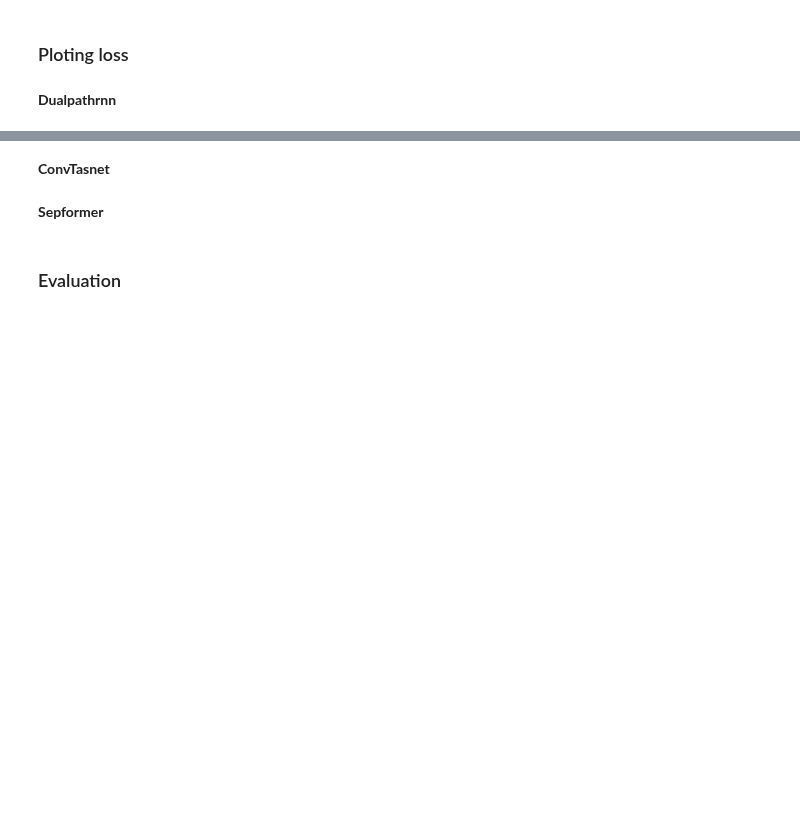
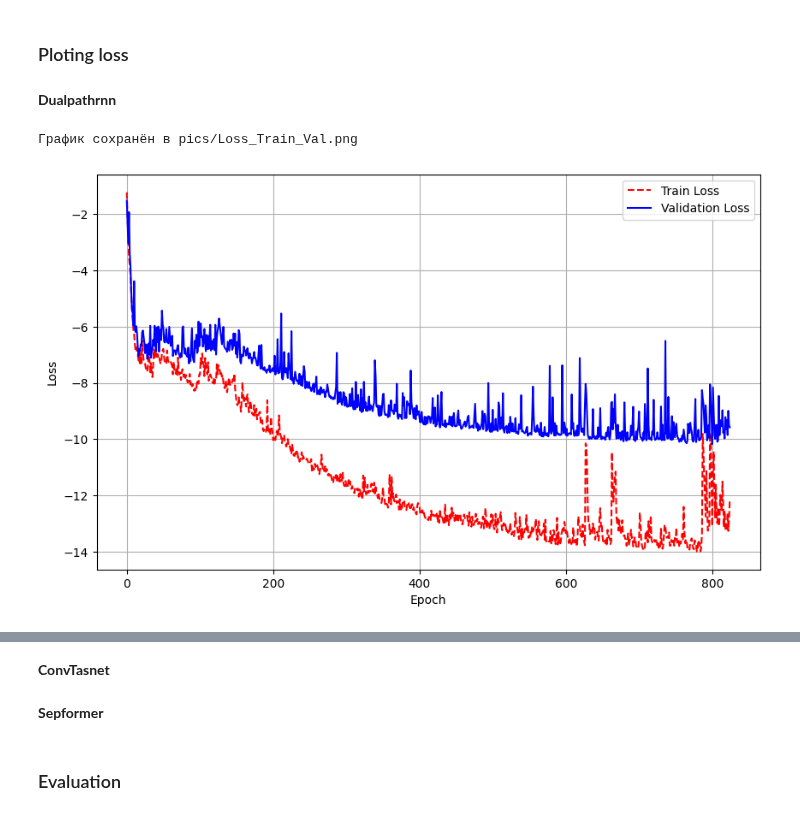
Before and after one commit to SBerik/SeparationForKazakhSpeech, a Jupyter notebook: evaluation.ipynb, the cells around one changed output, grey strips where cells are left out. Saved outputs shown, nothing was run; the diff lists cells and outputs as text; code cells hidden in the pictures; blank space fills up the shorter version.

```diff
--- a/evaluation.ipynb
+++ b/evaluation.ipynb
@@ -14,9 +14,12 @@ from utils.plot import save_graph_tb_log_metrics
 # %%
 save_graph_tb_log_metrics(
-    first_csv_path='checkpoints/train_rnn/Loss_Train.csv',
-    second_csv_path='checkpoints/train_rnn/Loss_Validation.csv',
+    train_csv_path='checkpoints/dualpathrnn/TRAIN_LOSS_CONCATED.csv',
+    val_csv_pathn='checkpoints/dualpathrnn/VALID_LOSS_CONCATED.csv',
     name_ox='Epoch',
     name_oy='Loss',
     loc = 'upper right',
     pth_save='pics/Loss_Train_Val.png'
 )
+# %% [output]
+График сохранён в pics/Loss_Train_Val.png
+[figure, added]
```
Also changed, not shown: parts of 19 cells of this notebook, 2 other files.
